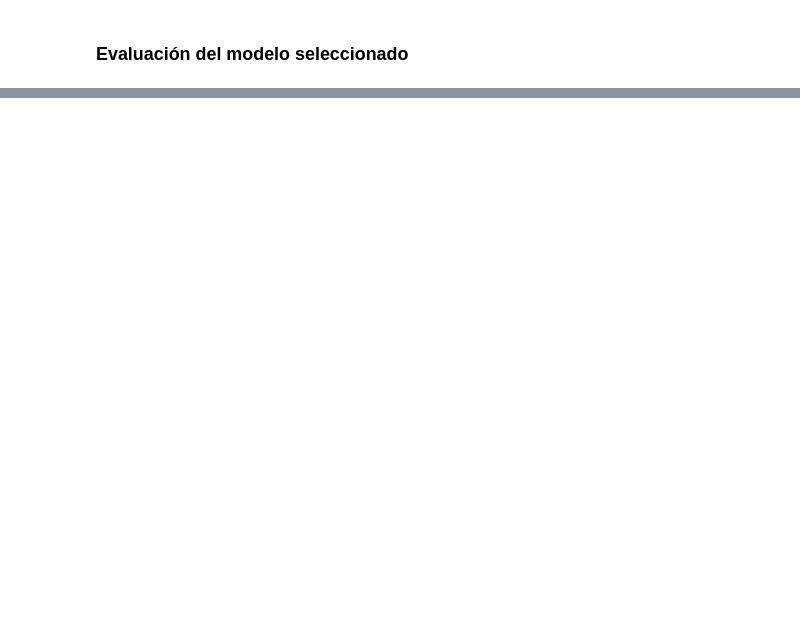
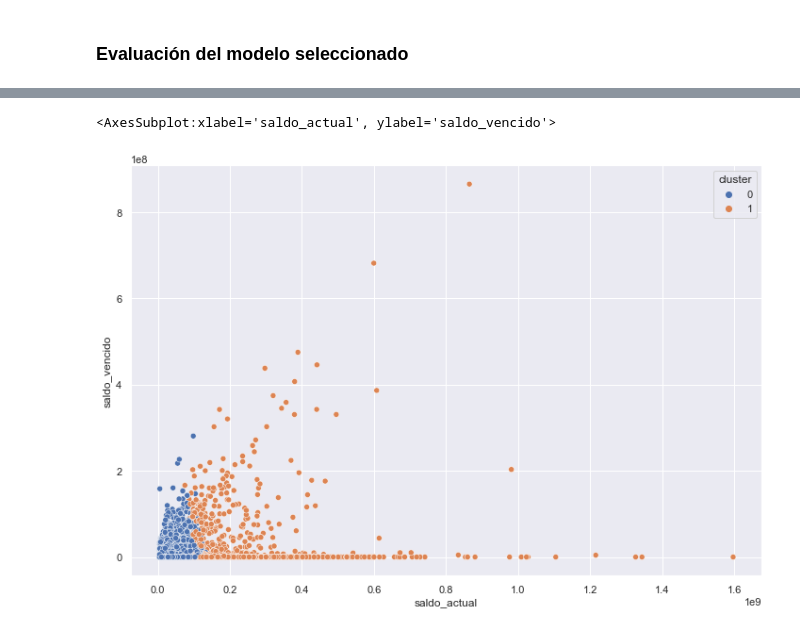
Before and after one commit to dazulu4/-qiip-technical-test, a Jupyter notebook: Parte3.ipynb, the cells around one changed output, grey strips where cells are left out. Saved outputs shown, nothing was run; the diff lists cells and outputs as text; code cells hidden in the pictures; blank space fills up the shorter version.

```diff
--- a/Parte3.ipynb
+++ b/Parte3.ipynb
@@ -223,0 +198,6 @@ def snake_plot(normalized_df, df_cluster, df_original, columns_vars):
+# %%
+grouped_df['cluster'] = grouped_df.cluster.apply(
+    lambda x: 'Grandes Cuentas' if x == 2 else x
+)
+
+grouped_df.cluster.value_counts()
@@ -223,0 +211,3 @@ def snake_plot(normalized_df, df_cluster, df_original, columns_vars):
+# %%
+grouped_temp_df = grouped_df[grouped_df.cluster.isin([0, 1])]
+grouped_temp_df.cluster.value_counts()
@@ -223,0 +246,6 @@ def snake_plot(normalized_df, df_cluster, df_original, columns_vars):
+# %%
+f, ax = plt.subplots(figsize=(12, 8))
+sns.scatterplot(data=grouped_temp_df, x="saldo_actual", y="saldo_vencido", hue="cluster")
+# %% [output]
+<AxesSubplot:xlabel='saldo_actual', ylabel='saldo_vencido'>
+[figure, added]
```
Also changed, not shown: parts of 39 cells of this notebook, 7 other files.
